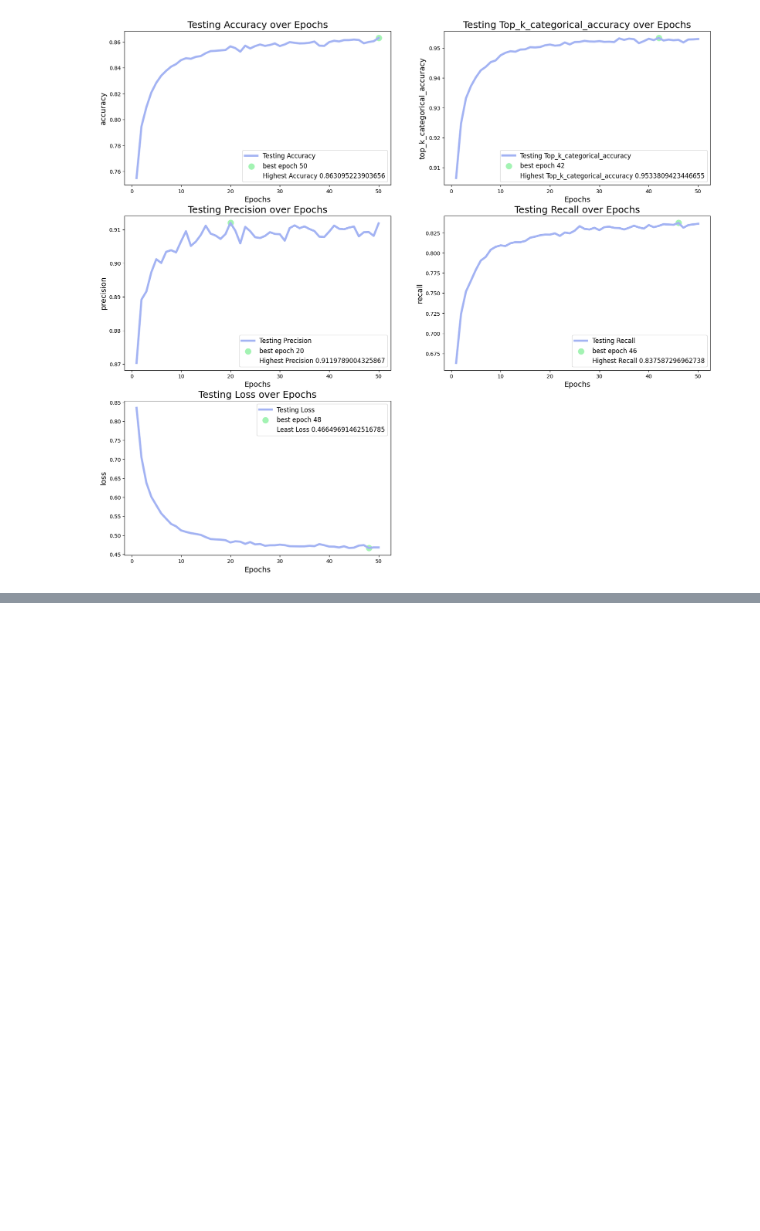
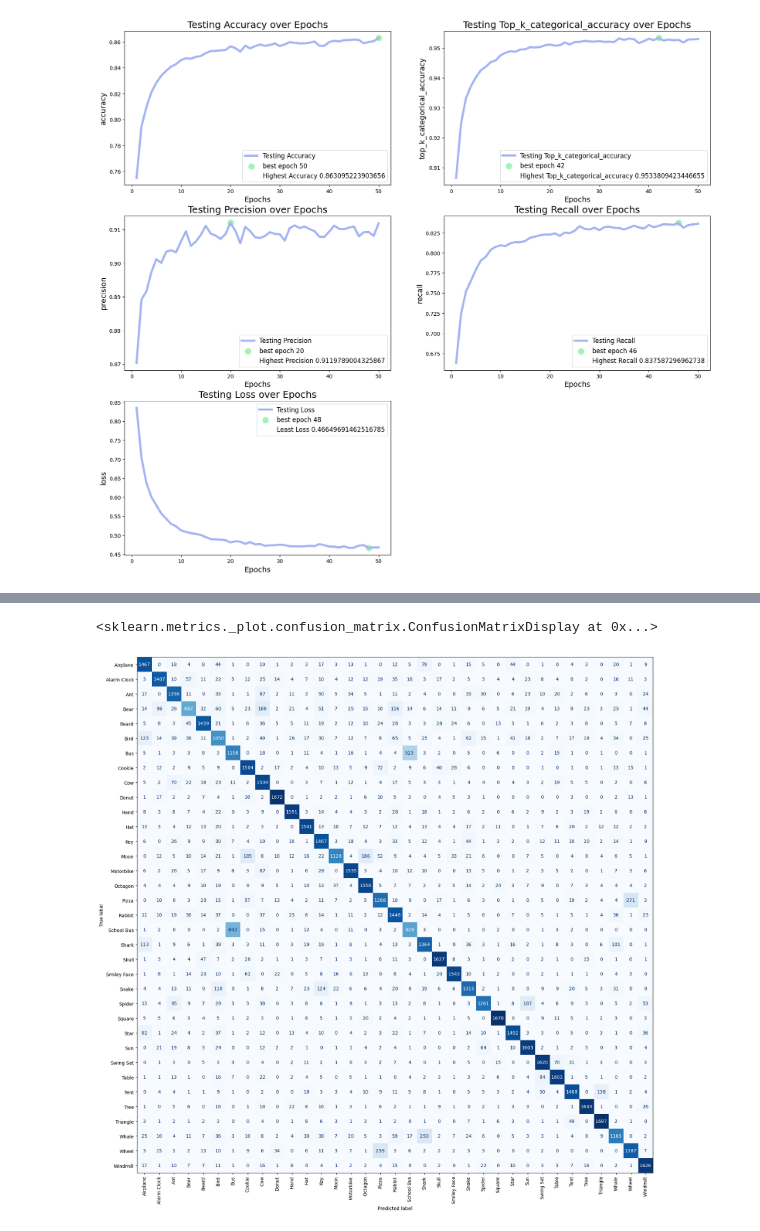
Before and after one commit to Rahul-Samedavar/DoodleMind, a Jupyter notebook: trainer.ipynb, the cells around one changed output, grey strips where cells are left out. Saved outputs shown, nothing was run; the diff lists cells and outputs as text; code cells hidden in the pictures; blank space fills up the shorter version.

Commit message:
Added Images

```diff
--- a/trainer.ipynb
+++ b/trainer.ipynb
@@ -249,0 +252,8 @@ for i, m in enumerate(['accuracy', 'top_k_categorical_accuracy', 'precision', 'r
+# %%
+from tensorflow.keras.models import load_model
+model = load_model(r"Models\model_epoch_02.keras")
+# %%
+X_test = np.array(test['Image'].tolist())
+y_test = np.array(test['Encoding'].tolist())
+# %%
+y_pred = model.predict(X_test)
@@ -249,0 +262,9 @@ for i, m in enumerate(['accuracy', 'top_k_categorical_accuracy', 'precision', 'r
+# %%
+conf = confusion_matrix(np.argmax(y_test, axis=1), np.argmax(y_pred, axis=1))
+
+disp = ConfusionMatrixDisplay(confusion_matrix=conf, display_labels=classes)
+fig = plt.figure(figsize=(20, 20))
+disp.plot(colorbar=False, cmap=plt.cm.Blues, ax=fig.subplots(1, 1), xticks_rotation='vertical')
+# %% [output]
+<sklearn.metrics._plot.confusion_matrix.ConfusionMatrixDisplay at 0x...>
+[figure, added]
```
Also changed, not shown: parts of 3 cells of this notebook, 9 other files.
